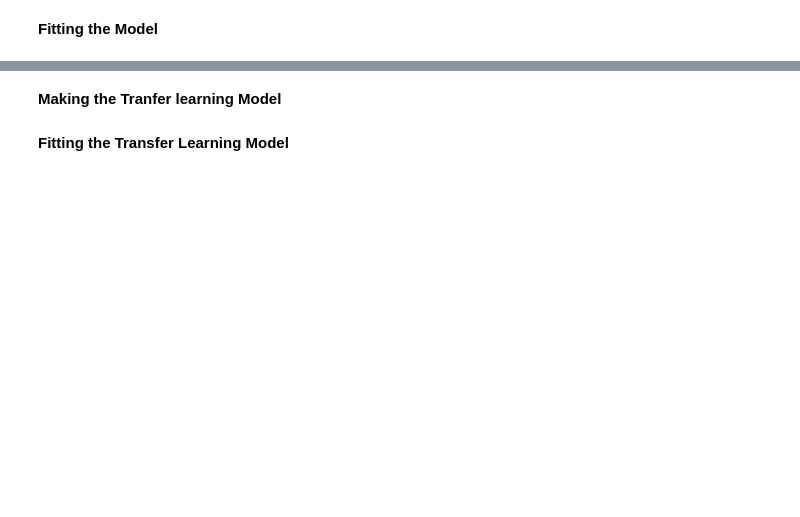
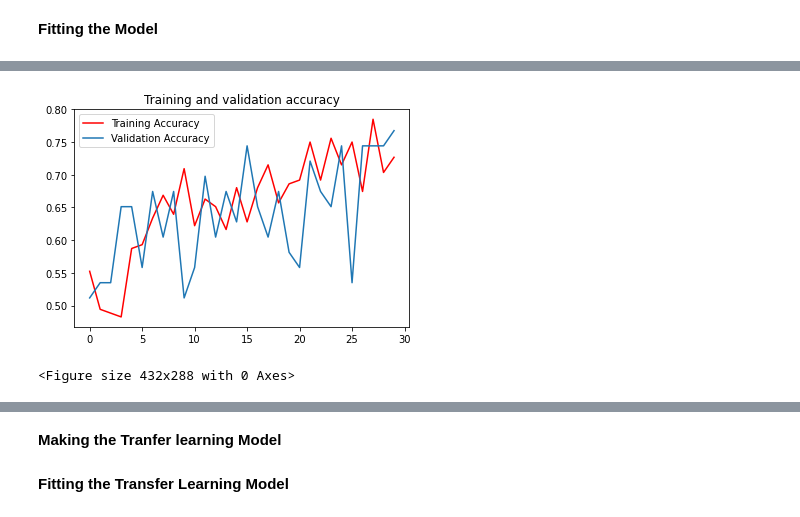
Before and after one commit to sharmajee499/Sandesh_OR_German_Shepherd, a Jupyter notebook: Sandesh_OR_GermanShepherd.ipynb, the cells around one changed output, grey strips where cells are left out. Cells and saved outputs as stored; diff of their text form; code cells hidden in the pictures; blank space fills up the shorter version.

```diff
--- a/Sandesh_OR_GermanShepherd.ipynb
+++ b/Sandesh_OR_GermanShepherd.ipynb
@@ -174,17 +169,25 @@ model = tf.keras.models.Sequential([
     tf.keras.layers.MaxPooling2D(2,2),
     tf.keras.layers.Conv2D(128, (3,3), activation='relu'),
     tf.keras.layers.MaxPooling2D(2,2),
+    tf.keras.layers.Flatten(),
     tf.keras.layers.Dropout(0.5),
-    tf.keras.layers.Flatten(),
     tf.keras.layers.Dense(512, activation='relu'),
     tf.keras.layers.Dense(1, activation='sigmoid')
 ])
 
 #Optimizing the model
 from tensorflow.keras.optimizers import RMSprop
-model.compile(optimizer=RMSprop(learning_rate=0.001),
-              loss=tf.keras.losses.BinaryCrossentropy(from_logits=True),
+
+model.compile(optimizer=RMSprop(learning_rate=1e-4),
+              loss='binary_crossentropy',
               metrics=['accuracy'])
+
+
+# from keras.optimizers import SGD
+# opt = SGD(lr=0.01)
+# model.compile(optimizer='SGD',
+#               loss=tf.keras.losses.BinaryCrossentropy(from_logits=True),
+#               metrics=['acc'])
 
 #Summary of the model
 model.summary()
@@ -191,7 +212,9 @@ model.summary()
 # %% [markdown]
 **Fitting the Model**
 # %%
-history= model.fit_generator(train_generator,
-                             epochs=50,
-                             validation_data= validation_generator
-                             )
+history= model.fit(train_generator,
+                  epochs=30,
+                  validation_data= validation_generator,
+                  callbacks=myCallback2()
+                  )
+model.save('san_or_dog_wo_data_aug.h5')
@@ -197,0 +241,18 @@ history= model.fit_generator(train_generator,
+# %%
+#extracting the accuracy information from the model
+acc= history.history['accuracy']
+val_acc= history.history['val_accuracy']
+epochs= range(len(acc))
+
+#plotting the graph
+import matplotlib.pyplot as plt
+
+plt.plot(epochs, acc,'r', label='Training Accuracy')
+plt.plot(epochs, val_acc, label='Validation Accuracy')
+plt.title('Training and validation accuracy')
+plt.legend(loc=0)
+plt.figure()
+plt.show()
+# %% [output]
+[figure, added]
+<Figure size 432x288 with 0 Axes>
```
Also changed, not shown: parts of 17 cells of this notebook.
